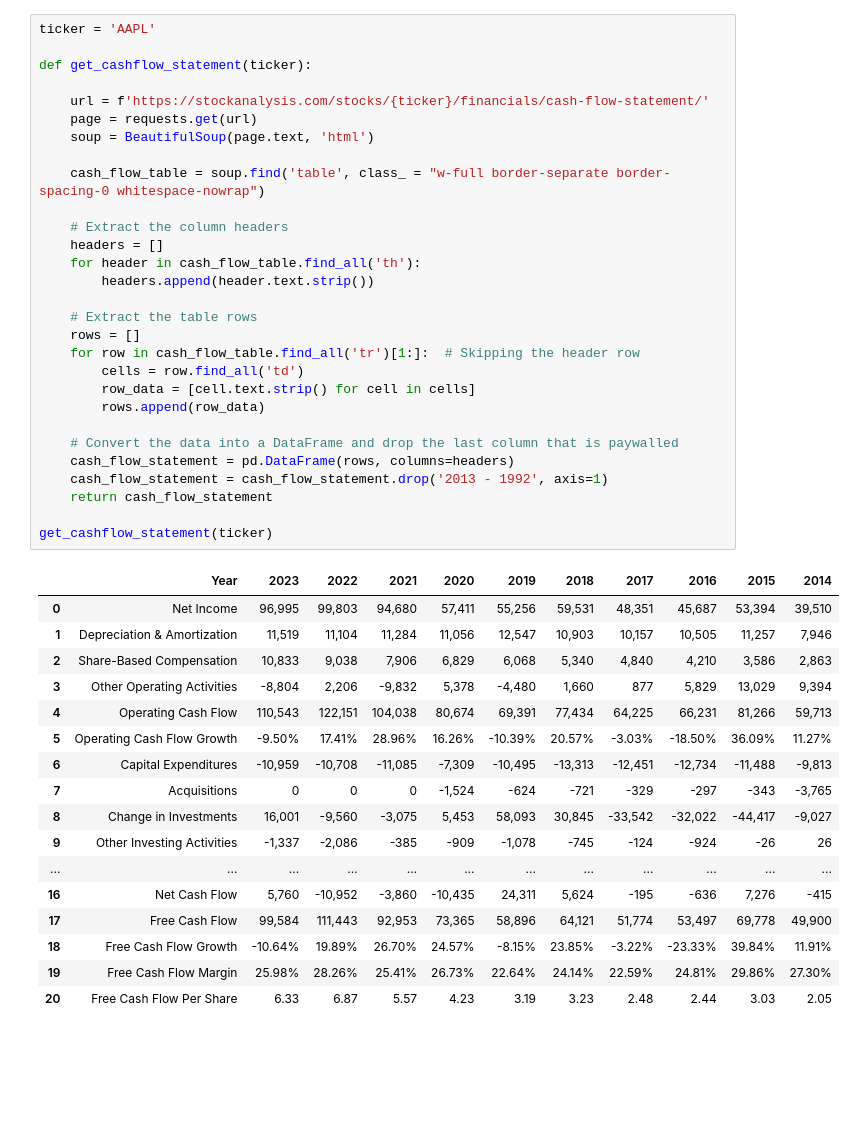
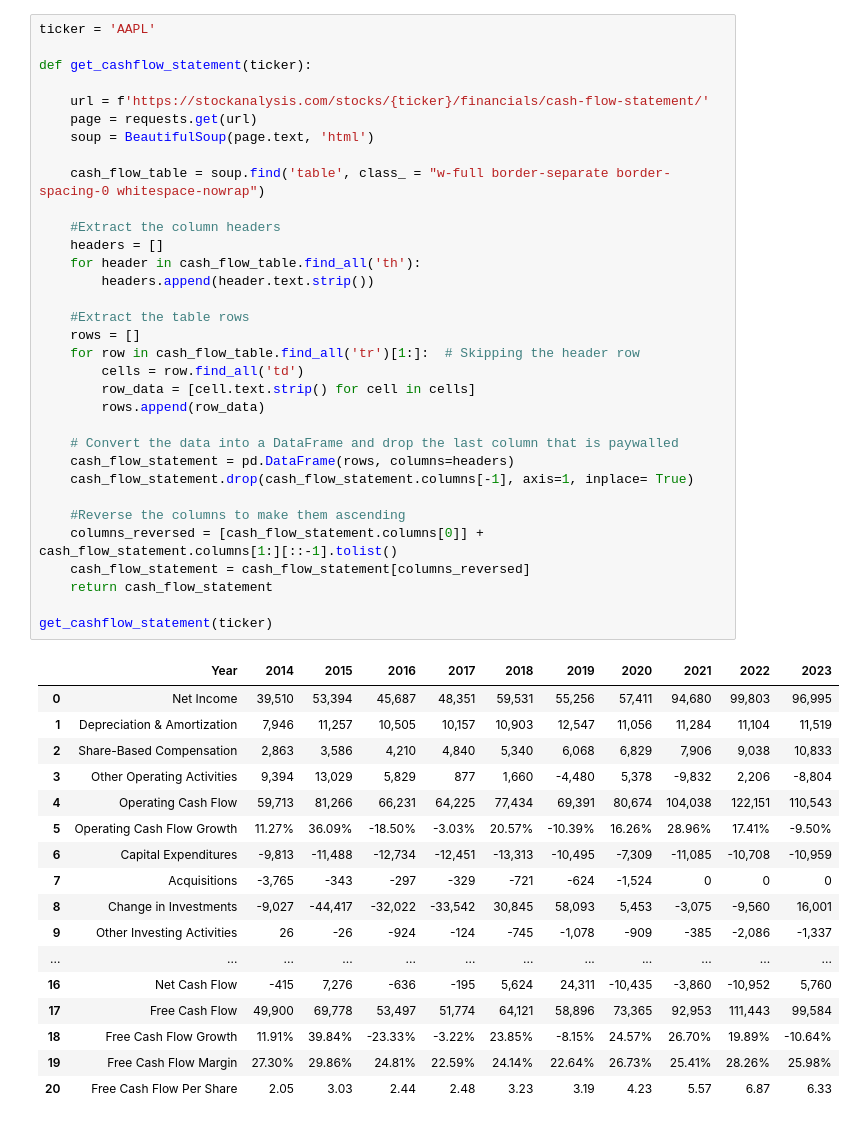
Before and after one commit to PhD1202/DCF-Automation, a Jupyter notebook: DCF Project.ipynb, the cells around one changed output. Drawn from its saved outputs; the diff is of its cells as text; blank space fills up the shorter version.

```diff
--- a/DCF Project.ipynb
+++ b/DCF Project.ipynb
@@ -9,50 +10,54 @@ from bs4 import BeautifulSoup
 # %%
 ticker = 'AAPL'
 
 def get_cashflow_statement(ticker):
 
     url = f'https://stockanalysis.com/stocks/{ticker}/financials/cash-flow-statement/'
     page = requests.get(url)
     soup = BeautifulSoup(page.text, 'html')
 
     cash_flow_table = soup.find('table', class_ = "w-full border-separate border-spacing-0 whitespace-nowrap")
 
-    # Extract the column headers
+    #Extract the column headers
     headers = []
     for header in cash_flow_table.find_all('th'):
         headers.append(header.text.strip())
 
-    # Extract the table rows
+    #Extract the table rows
     rows = []
     for row in cash_flow_table.find_all('tr')[1:]:  # Skipping the header row
         cells = row.find_all('td')
         row_data = [cell.text.strip() for cell in cells]
         rows.append(row_data)
 
     # Convert the data into a DataFrame and drop the last column that is paywalled
     cash_flow_statement = pd.DataFrame(rows, columns=headers)
-    cash_flow_statement = cash_flow_statement.drop('2013 - 1992', axis=1)
+    cash_flow_statement.drop(cash_flow_statement.columns[-1], axis=1, inplace= True)
+
+    #Reverse the columns to make them ascending
+    columns_reversed = [cash_flow_statement.columns[0]] + cash_flow_statement.columns[1:][::-1].tolist()
+    cash_flow_statement = cash_flow_statement[columns_reversed]
     return cash_flow_statement
 
 get_cashflow_statement(ticker)
 # %% [output]
-|  | Year | 2023 | 2022 | 2021 | 2020 | 2019 | 2018 | 2017 | 2016 | 2015 | 2014 |
-| 0 | Net Income | 96,995 | 99,803 | 94,680 | 57,411 | 55,256 | 59,531 | 48,351 | 45,687 | 53,394 | 39,510 |
-| 1 | Depreciation & Amortization | 11,519 | 11,104 | 11,284 | 11,056 | 12,547 | 10,903 | 10,157 | 10,505 | 11,257 | 7,946 |
-| 2 | Share-Based Compensation | 10,833 | 9,038 | 7,906 | 6,829 | 6,068 | 5,340 | 4,840 | 4,210 | 3,586 | 2,863 |
-| 3 | Other Operating Activities | -8,804 | 2,206 | -9,832 | 5,378 | -4,480 | 1,660 | 877 | 5,829 | 13,029 | 9,394 |
-| 4 | Operating Cash Flow | 110,543 | 122,151 | 104,038 | 80,674 | 69,391 | 77,434 | 64,225 | 66,231 | 81,266 | 59,713 |
-| 5 | Operating Cash Flow Growth | -9.50% | 17.41% | 28.96% | 16.26% | -10.39% | 20.57% | -3.03% | -18.50% | 36.09% | 11.27% |
-| 6 | Capital Expenditures | -10,959 | -10,708 | -11,085 | -7,309 | -10,495 | -13,313 | -12,451 | -12,734 | -11,488 | -9,813 |
-| 7 | Acquisitions | 0 | 0 | 0 | -1,524 | -624 | -721 | -329 | -297 | -343 | -3,765 |
-| 8 | Change in Investments | 16,001 | -9,560 | -3,075 | 5,453 | 58,093 | 30,845 | -33,542 | -32,022 | -44,417 | -9,027 |
-| 9 | Other Investing Activities | -1,337 | -2,086 | -385 | -909 | -1,078 | -745 | -124 | -924 | -26 | 26 |
+|  | Year | 2014 | 2015 | 2016 | 2017 | 2018 | 2019 | 2020 | 2021 | 2022 | 2023 |
+| 0 | Net Income | 39,510 | 53,394 | 45,687 | 48,351 | 59,531 | 55,256 | 57,411 | 94,680 | 99,803 | 96,995 |
+| 1 | Depreciation & Amortization | 7,946 | 11,257 | 10,505 | 10,157 | 10,903 | 12,547 | 11,056 | 11,284 | 11,104 | 11,519 |
+| 2 | Share-Based Compensation | 2,863 | 3,586 | 4,210 | 4,840 | 5,340 | 6,068 | 6,829 | 7,906 | 9,038 | 10,833 |
+| 3 | Other Operating Activities | 9,394 | 13,029 | 5,829 | 877 | 1,660 | -4,480 | 5,378 | -9,832 | 2,206 | -8,804 |
+| 4 | Operating Cash Flow | 59,713 | 81,266 | 66,231 | 64,225 | 77,434 | 69,391 | 80,674 | 104,038 | 122,151 | 110,543 |
+| 5 | Operating Cash Flow Growth | 11.27% | 36.09% | -18.50% | -3.03% | 20.57% | -10.39% | 16.26% | 28.96% | 17.41% | -9.50% |
+| 6 | Capital Expenditures | -9,813 | -11,488 | -12,734 | -12,451 | -13,313 | -10,495 | -7,309 | -11,085 | -10,708 | -10,959 |
+| 7 | Acquisitions | -3,765 | -343 | -297 | -329 | -721 | -624 | -1,524 | 0 | 0 | 0 |
+| 8 | Change in Investments | -9,027 | -44,417 | -32,022 | -33,542 | 30,845 | 58,093 | 5,453 | -3,075 | -9,560 | 16,001 |
+| 9 | Other Investing Activities | 26 | -26 | -924 | -124 | -745 | -1,078 | -909 | -385 | -2,086 | -1,337 |
 | ... | ... | ... | ... | ... | ... | ... | ... | ... | ... | ... | ... |
-| 16 | Net Cash Flow | 5,760 | -10,952 | -3,860 | -10,435 | 24,311 | 5,624 | -195 | -636 | 7,276 | -415 |
-| 17 | Free Cash Flow | 99,584 | 111,443 | 92,953 | 73,365 | 58,896 | 64,121 | 51,774 | 53,497 | 69,778 | 49,900 |
-| 18 | Free Cash Flow Growth | -10.64% | 19.89% | 26.70% | 24.57% | -8.15% | 23.85% | -3.22% | -23.33% | 39.84% | 11.91% |
-| 19 | Free Cash Flow Margin | 25.98% | 28.26% | 25.41% | 26.73% | 22.64% | 24.14% | 22.59% | 24.81% | 29.86% | 27.30% |
-| 20 | Free Cash Flow Per Share | 6.33 | 6.87 | 5.57 | 4.23 | 3.19 | 3.23 | 2.48 | 2.44 | 3.03 | 2.05 |
+| 16 | Net Cash Flow | -415 | 7,276 | -636 | -195 | 5,624 | 24,311 | -10,435 | -3,860 | -10,952 | 5,760 |
+| 17 | Free Cash Flow | 49,900 | 69,778 | 53,497 | 51,774 | 64,121 | 58,896 | 73,365 | 92,953 | 111,443 | 99,584 |
+| 18 | Free Cash Flow Growth | 11.91% | 39.84% | -23.33% | -3.22% | 23.85% | -8.15% | 24.57% | 26.70% | 19.89% | -10.64% |
+| 19 | Free Cash Flow Margin | 27.30% | 29.86% | 24.81% | 22.59% | 24.14% | 22.64% | 26.73% | 25.41% | 28.26% | 25.98% |
+| 20 | Free Cash Flow Per Share | 2.05 | 3.03 | 2.44 | 2.48 | 3.23 | 3.19 | 4.23 | 5.57 | 6.87 | 6.33 |
 # %%
 def get_income_statement(ticker):
     url = f'https://stockanalysis.com/stocks/{ticker}/financials/'
```
Also changed, not shown: parts of 6 cells of this notebook.
